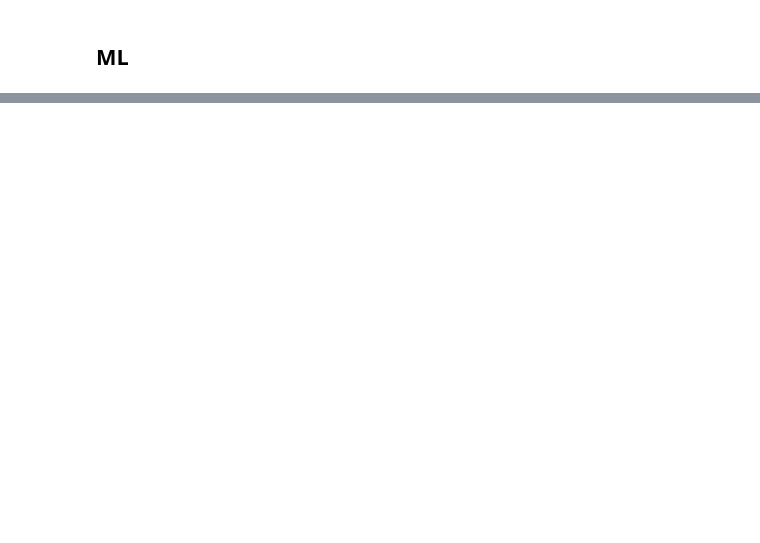
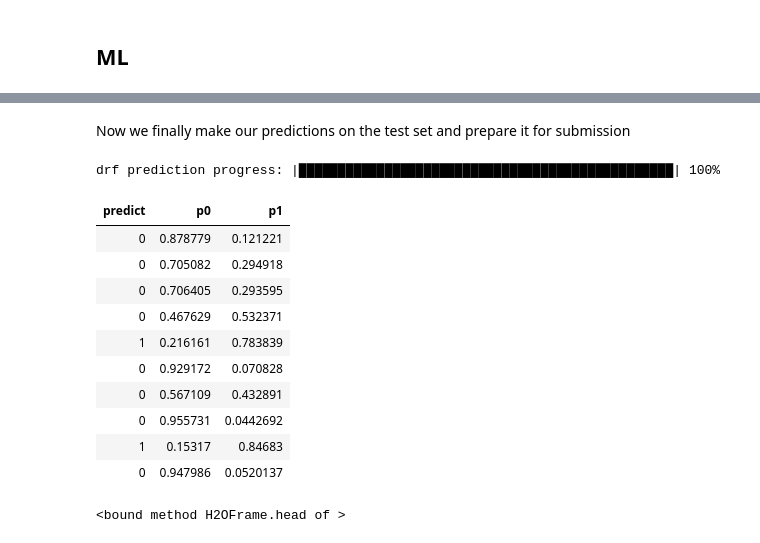
Before and after one commit to AbdulSaleh2020/CS50-Project, a Jupyter notebook: CS50 Project.ipynb, the cells around one changed output, grey strips where cells are left out. Saved outputs shown, nothing was run; the diff lists cells and outputs as text; code cells hidden in the pictures; blank space fills up the shorter version.

```diff
--- a/CS50 Project.ipynb
+++ b/CS50 Project.ipynb
@@ -356,0 +555,5 @@ h2o_train_data.describe()
+# %%
+# Get names of columns that contain the features we want to train the algorithm on
+feature_names = h2o_train_data.col_names[0:-1]
+# Get name of column that has targets
+targets_name = h2o_train_data.col_names[-1]
@@ -360,0 +564,20 @@ RF = H2ORandomForestEstimator(ntrees=200, nfolds=6, seed=2)
+# %%
+# Now let's create a random forest instance
+RF = H2ORandomForestEstimator(ntrees=400,
+                              nfolds=10,
+                              binomial_double_trees=True,
+                              stopping_metric = "AUC",
+                              stopping_tolerance = 0,
+                              stopping_rounds = 15)
+
+                              #stopping_tolerance = 0.001, #0.1% after 9 trees
+                              #stopping_rounds = 3,
+                              #score_tree_interval = 3)
+#model_id ="RF_200t_6nf_s2", ntrees=200, nfolds=6, seed=2
+# binomial_double_trees=True,
+#stopping_metric="misclassification",
+#stopping_rounds=3,
+#stopping_tolerance=0.02,
+#------
+#sample_rate=0-1
+#col_sample_rate_per_tree=0-1
@@ -361,2 +599,2 @@ RF = H2ORandomForestEstimator(ntrees=200, nfolds=6, seed=2)
 # %%
-RF.train(h2o_train_data, h2o_targets, training_frame=train,
+RF.train(feature_names, targets_name, training_frame=h2o_train_data)
@@ -380,0 +703,21 @@ display(h2o_targets)
+# %% [markdown]
+Now we finally make our predictions on the test set and prepare it for submission
+# %%
+predictions = RF.predict(h2o_test_data)
+# %% [output]
+drf prediction progress: |████████████████████████████████████████████████| 100%
+# %%
+predictions.head
+# %% [output]
+| predict | p0 | p1 |
+| 0 | 0.878779 | 0.121221 |
+| 0 | 0.705082 | 0.294918 |
+| 0 | 0.706405 | 0.293595 |
+| 0 | 0.467629 | 0.532371 |
+| 1 | 0.216161 | 0.783839 |
+| 0 | 0.929172 | 0.070828 |
+| 0 | 0.567109 | 0.432891 |
+| 0 | 0.955731 | 0.0442692 |
+| 1 | 0.15317 | 0.84683 |
+| 0 | 0.947986 | 0.0520137 |
+<bound method H2OFrame.head of >
```
Also changed, not shown: parts of 38 cells of this notebook, 2 other files.
